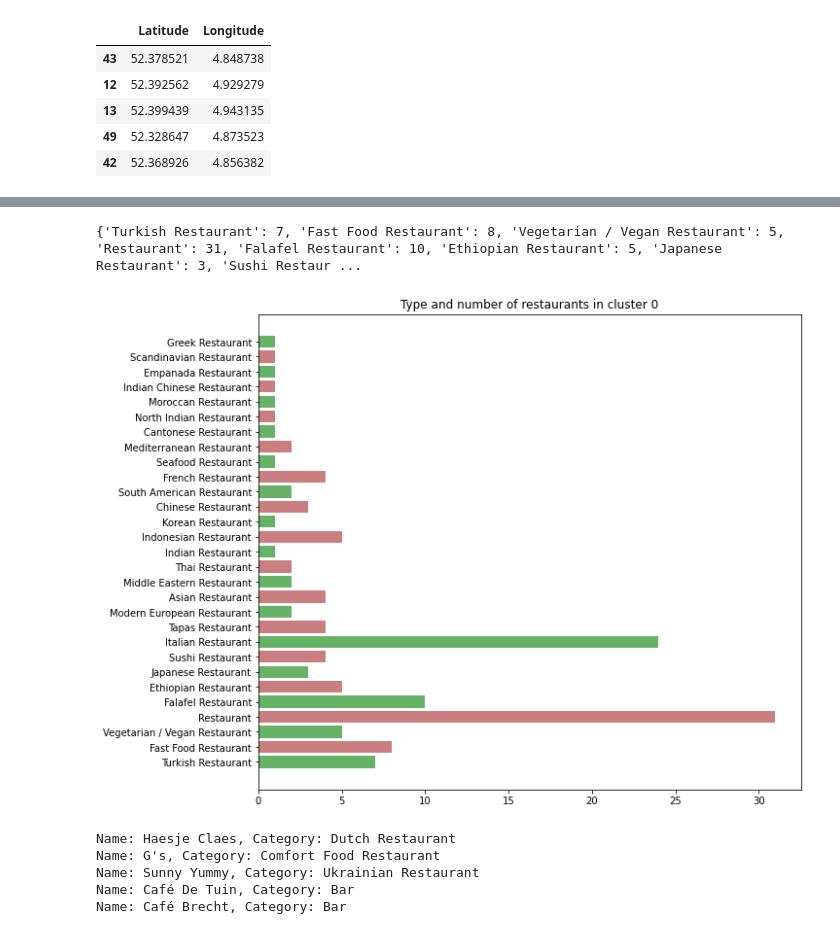
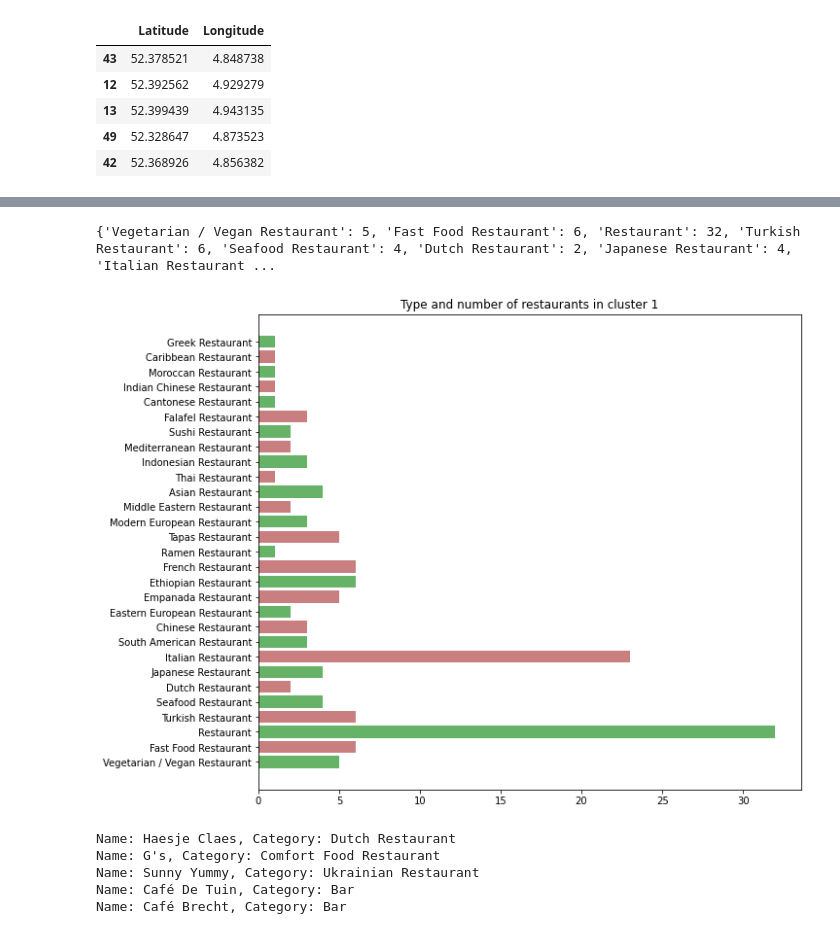
Before and after one commit to SLammertink/Coursera_Capstone, a Jupyter notebook: Russian Restaurant in Amsterdam , the Netherlands, week 2.ipynb, the cells around one changed output, grey strips where cells are left out. Drawn from its saved outputs; the diff is of its cells as text; code cells hidden in the pictures.

```diff
--- a/Russian Restaurant in Amsterdam , the Netherlands, week 2.ipynb
+++ b/Russian Restaurant in Amsterdam , the Netherlands, week 2.ipynb
@@ -672,5 +669,5 @@ ams_cluster_0.head()
 # %%
-restaurants_in_cluster_0 = pd.Series(ams_cluster_0.values.flatten())
+restaurants_in_cluster_1 = pd.Series(ams_cluster_0.values.flatten())
 # %%
 rest_list = []
 for i in restaurants_in_cluster_0:
@@ -680,15 +677,15 @@ for i in restaurants_in_cluster_0:
 freq = {x:rest_list.count(x) for x in rest_list}
 print(freq)
 # %% [output]
-{'Turkish Restaurant': 7, 'Fast Food Restaurant': 8, 'Vegetarian / Vegan Restaurant': 5, 'Restaurant': 31, 'Falafel Restaurant': 10, 'Ethiopian Restaurant': 5, 'Japanese Restaurant': 3, 'Sushi Restaur ...
+{'Vegetarian / Vegan Restaurant': 5, 'Fast Food Restaurant': 6, 'Restaurant': 32, 'Turkish Restaurant': 6, 'Seafood Restaurant': 4, 'Dutch Restaurant': 2, 'Japanese Restaurant': 4, 'Italian Restaurant ...
 # %%
 plt.figure(figsize=(10,9))
 plt.barh(range(len(freq)), list(freq.values()),  align='center', color= ['green', 'brown'], alpha=0.6)
 plt.yticks(range(len(freq)), list(freq.keys()))
-plt.title('Type and number of restaurants in cluster 0')
+plt.title('Type and number of restaurants in cluster 1')
 plt.show()
 # %% [output]
-[figure, old version]
+[figure, new version]
 # %%
 url_list = []
 LIMIT = 30
```
Also changed, not shown: parts of 23 cells of this notebook.
